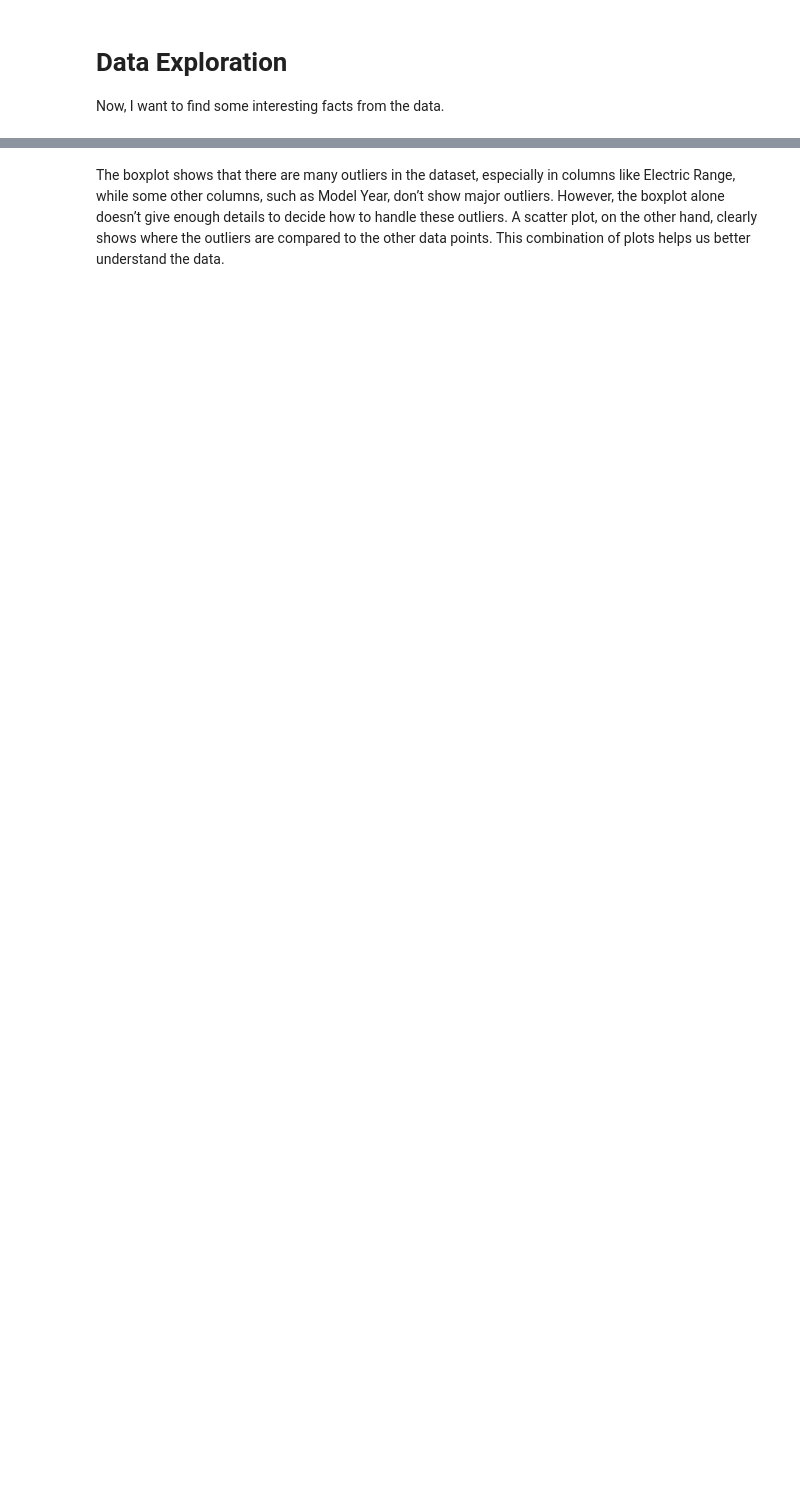
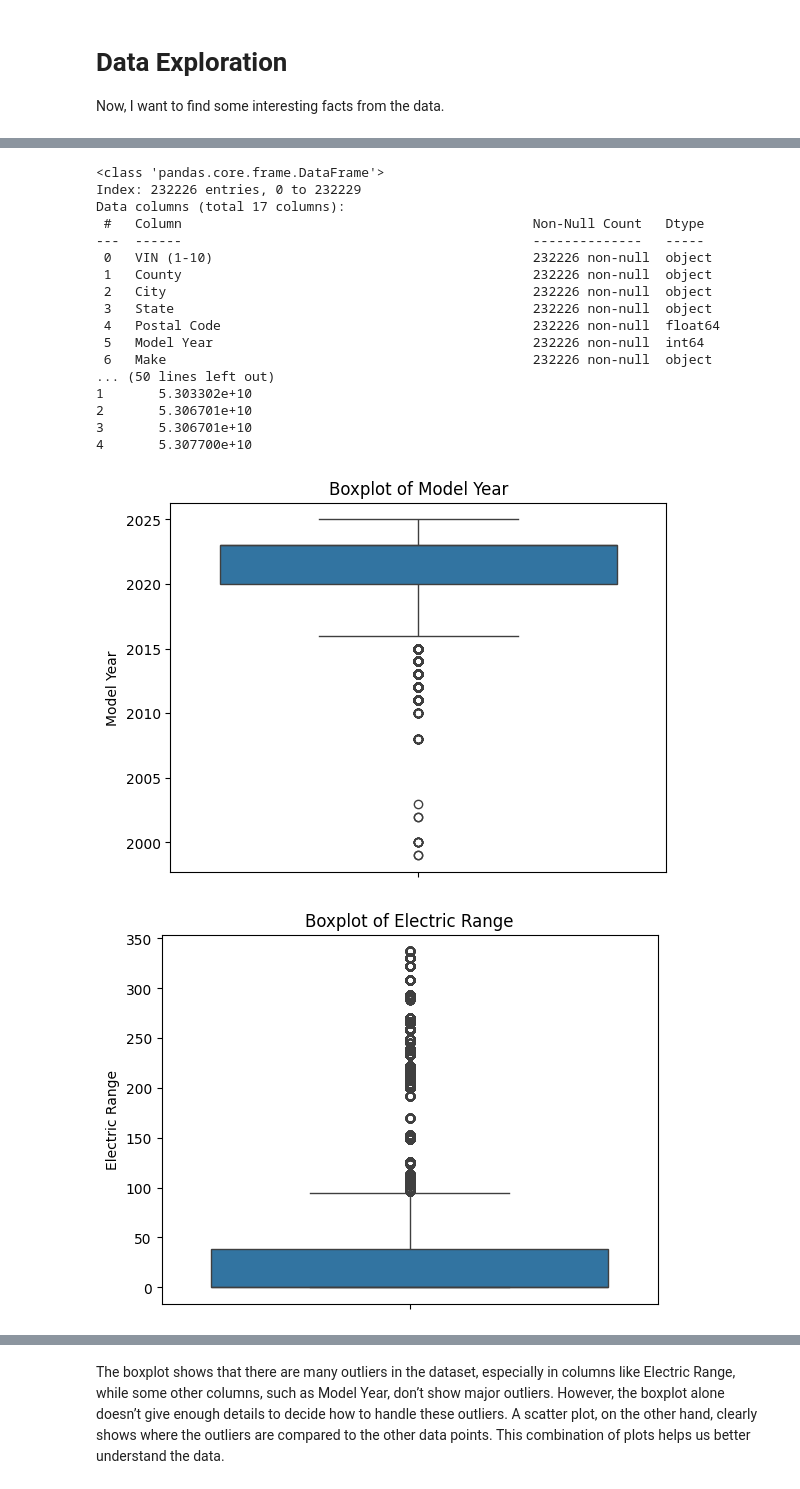
Before and after one commit to AlinaUK/Alina_Business_Card, a Jupyter notebook: ELECTRIC_VEHICLE.ipynb, the cells around one changed output, grey strips where cells are left out. Saved outputs shown, nothing was run; the diff lists cells and outputs as text; code cells hidden in the pictures; blank space fills up the shorter version.

```diff
--- a/ELECTRIC_VEHICLE.ipynb
+++ b/ELECTRIC_VEHICLE.ipynb
@@ -167,0 +165,26 @@ I cleaned the data to ensure our analysis will be accurate. I dropped columns be
+# %%
+import pandas as pd  # Loads pandas library to work with data tables
+
+# Drops rows missing any of these location fields
+df = df.dropna(subset=['County', 'City', 'Postal Code', 'Electric Utility', '2020 Census Tract'])
+
+# Fills missing Vehicle Location with "Unknown"
+df['Vehicle Location'] = df['Vehicle Location'].fillna('Unknown')
+
+# Fills missing Electric Range with median for same Make/Model
+df['Electric Range'] = df.groupby(['Make', 'Model'])['Electric Range'].transform(lambda x: x.fillna(x.median()))
+
+# Fills missing Base MSRP with median for same Make/Model
+df['Base MSRP'] = df.groupby(['Make', 'Model'])['Base MSRP'].transform(lambda x: x.fillna(x.median()))
+
+# Fills any leftover missing Electric Range with overall median
+df['Electric Range'] = df['Electric Range'].fillna(df['Electric Range'].median())
+
+# Fills any leftover missing Base MSRP with overall median
+df['Base MSRP'] = df['Base MSRP'].fillna(df['Base MSRP'].median())
+
+# Fills missing Legislative District with "Not Assigned"
+df['Legislative District'] = df['Legislative District'].fillna('Not Assigned')
+
+# Prints count of missing values to check cleaning worked
+print(df.isnull().sum())
@@ -172,0 +229,37 @@ sns.pairplot(df)
+# %%
+import pandas as pd
+import seaborn as sns
+import matplotlib.pyplot as plt
+
+# Display dataset info to identify numeric columns
+print(df.info())
+print(df.head())
+
+# Selecting numeric columns for visualization
+numerical_columns = ['Model Year', 'Electric Range', 'Base MSRP', '2020 Census Tract']
+
+# Create boxplots in a single figure
+for col in numerical_columns:
+    sns.boxplot(y=df[col])
+    plt.title(f'Boxplot of {col}')
+    plt.show()
+# %% [output]
+<class 'pandas.core.frame.DataFrame'>
+Index: 232226 entries, 0 to 232229
+Data columns (total 17 columns):
+ #   Column                                             Non-Null Count   Dtype
+---  ------                                             --------------   -----
+ 0   VIN (1-10)                                         232226 non-null  object
+ 1   County                                             232226 non-null  object
+ 2   City                                               232226 non-null  object
+ 3   State                                              232226 non-null  object
+ 4   Postal Code                                        232226 non-null  float64
+ 5   Model Year                                         232226 non-null  int64
+ 6   Make                                               232226 non-null  object
+... (50 lines left out)
+1       5.303302e+10
+2       5.306701e+10
+3       5.306701e+10
+4       5.307700e+10
+[figure, added]
+[figure, added]
```
Also changed, not shown: parts of 45 cells of this notebook.
